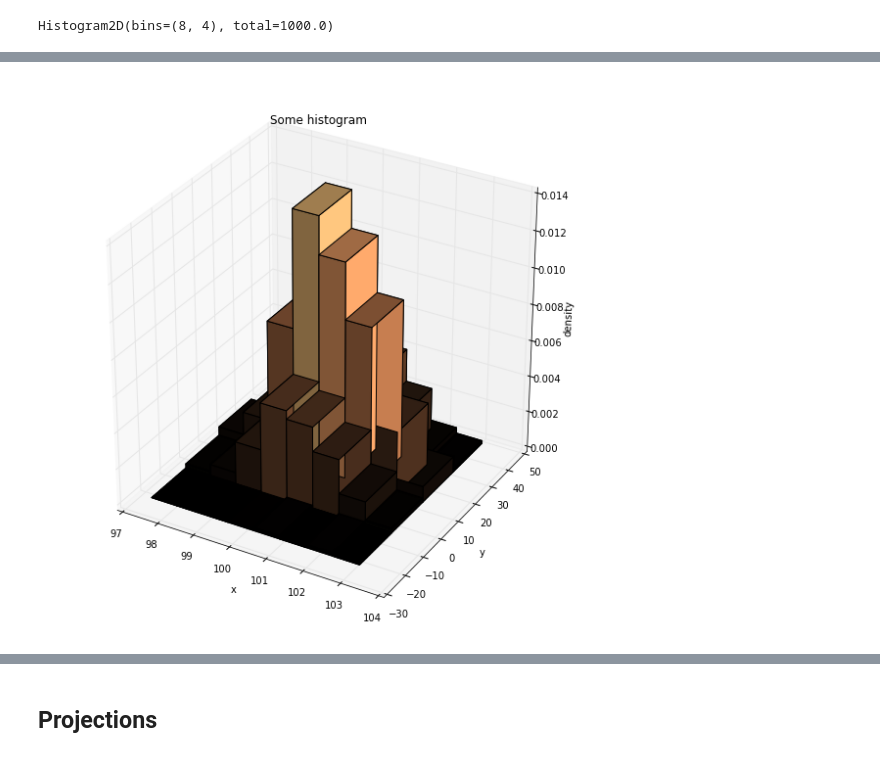
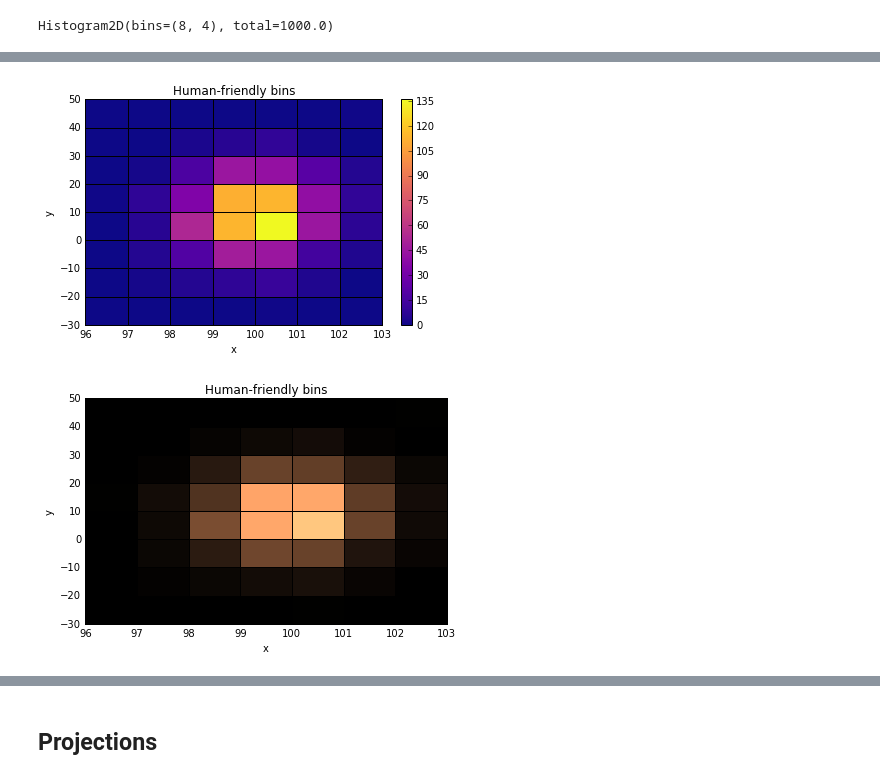
Before and after one commit to janpipek/physt, a Jupyter notebook: doc/2D Histograms.ipynb, the cells around one changed output, grey strips where cells are left out. Saved outputs shown, nothing was run; the diff lists cells and outputs as text; code cells hidden in the pictures.

Commit message:
More 2D plotting

```diff
--- a/doc/2D Histograms.ipynb
+++ b/doc/2D Histograms.ipynb
@@ -12,7 +13,8 @@ import seaborn.apionly as sns
 x = np.random.normal(100, 1, 1000)
 y = np.random.normal(10, 10, 1000)
 # %%
-h2 = histogram2d(x, y, [8, 4], name="Some histogram", axis_names=["x", "y"])
-h2
+# Create a simple histogram
+histogram = h2(x, y, [8, 4], name="Some histogram", axis_names=["x", "y"])
+histogram
 # %% [output]
 Histogram2D(bins=(8, 4), total=1000.0)
@@ -64,0 +53,4 @@ h4.bins
+# %%
+histogram = h2(x, y, "human", 5, name="Human-friendly bins", axis_names=["x", "y"])
+histogram.plot();
+histogram.numpy_bins
@@ -71,8 +65,12 @@ ax = h2.plot(color="r")
+# %%
+# Default is workable
+ax = histogram.plot()
+# %% [output]
+[figure, added]
 # %%
+# Custom colormap, no colorbar
 import matplotlib.cm as cm
-
-fig = plt.figure(figsize=(10, 10))
-ax = fig.add_subplot(111, projection='3d')
-ax = h2.plot(ax=ax, cmap=cm.copper, density=True)
+fig, ax = plt.subplots()
+ax = histogram.plot(ax=ax, cmap=cm.copper, show_colorbar=False)
 # %% [output]
-[figure, old version]
+[figure, new version]
```
Also changed, not shown: parts of 26 cells of this notebook, 3 other files.
